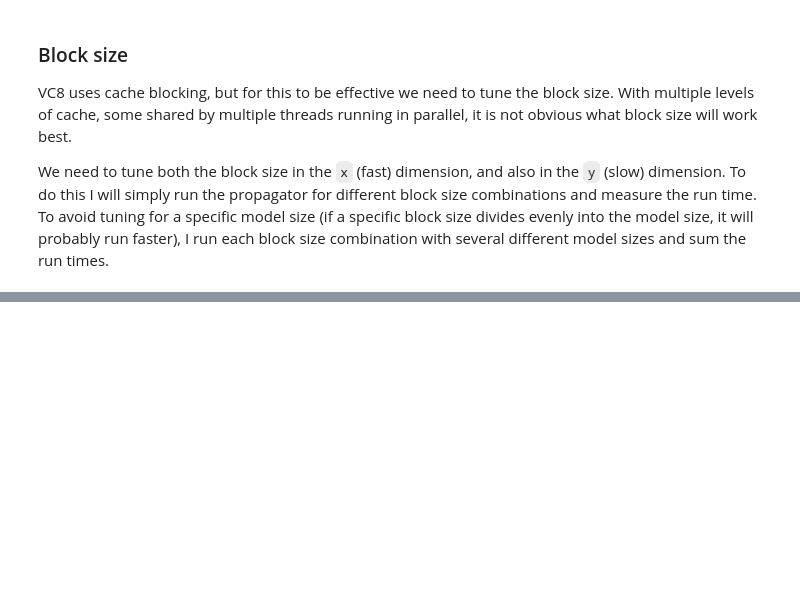
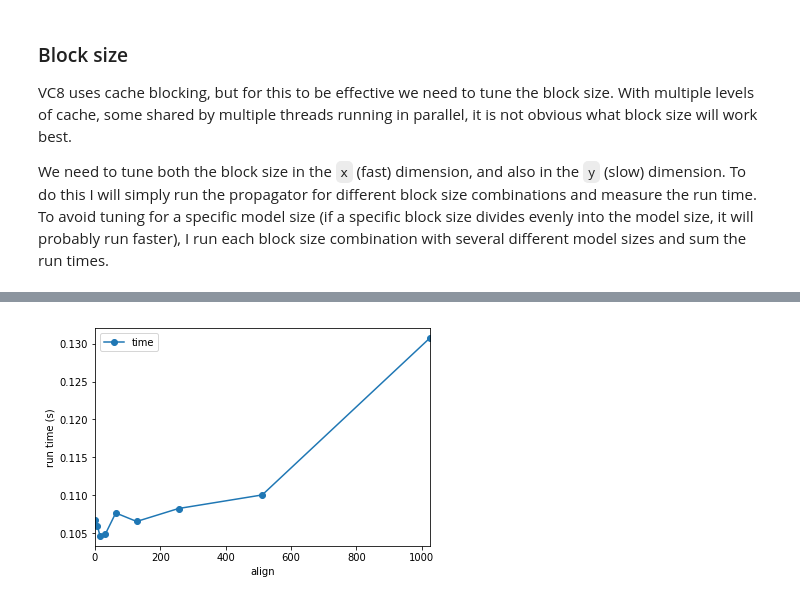
Before and after one commit to ar4/wave_2d_fd_perf, a Jupyter notebook: notebooks/wave_2d_fd_perf.ipynb, the cells around one changed output, grey strips where cells are left out. Saved outputs shown, nothing was run; the diff lists cells and outputs as text; code cells hidden in the pictures; blank space fills up the shorter version.

```diff
--- a/notebooks/wave_2d_fd_perf.ipynb
+++ b/notebooks/wave_2d_fd_perf.ipynb
@@ -137,0 +201,5 @@ NameError: name 't4' is not defined
+# %%
+t_align.groupby('align').mean().plot(y='time', style='o-')
+plt.ylabel('run time (s)');
+# %% [output]
+[figure, added]
```
Also changed, not shown: parts of 24 cells of this notebook, 1 other file.
